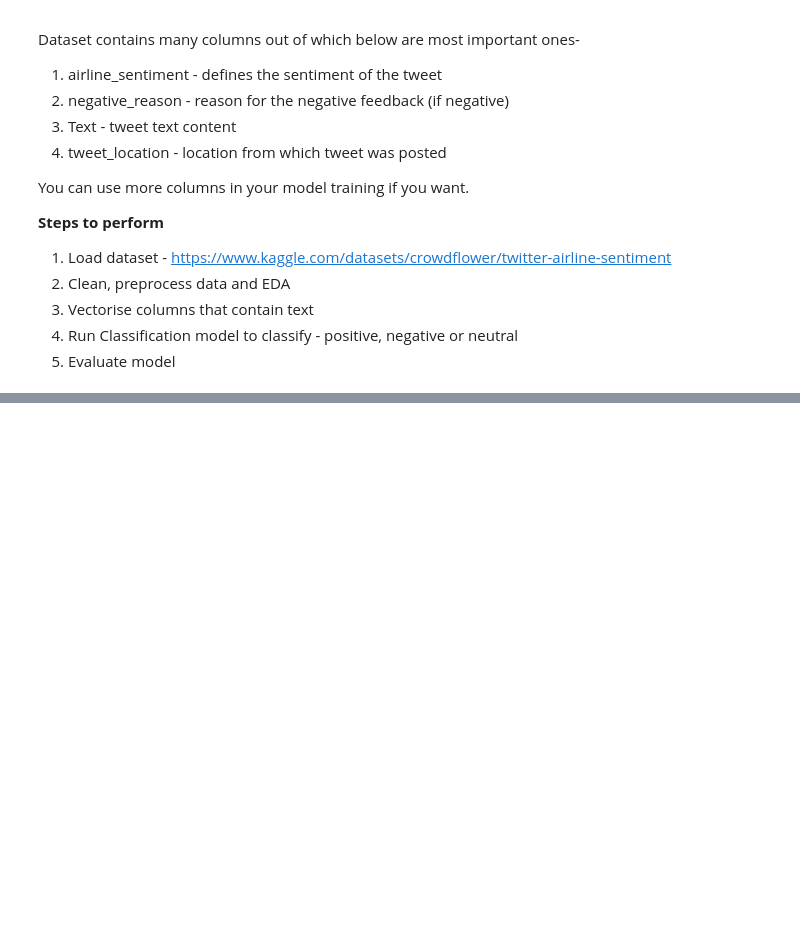
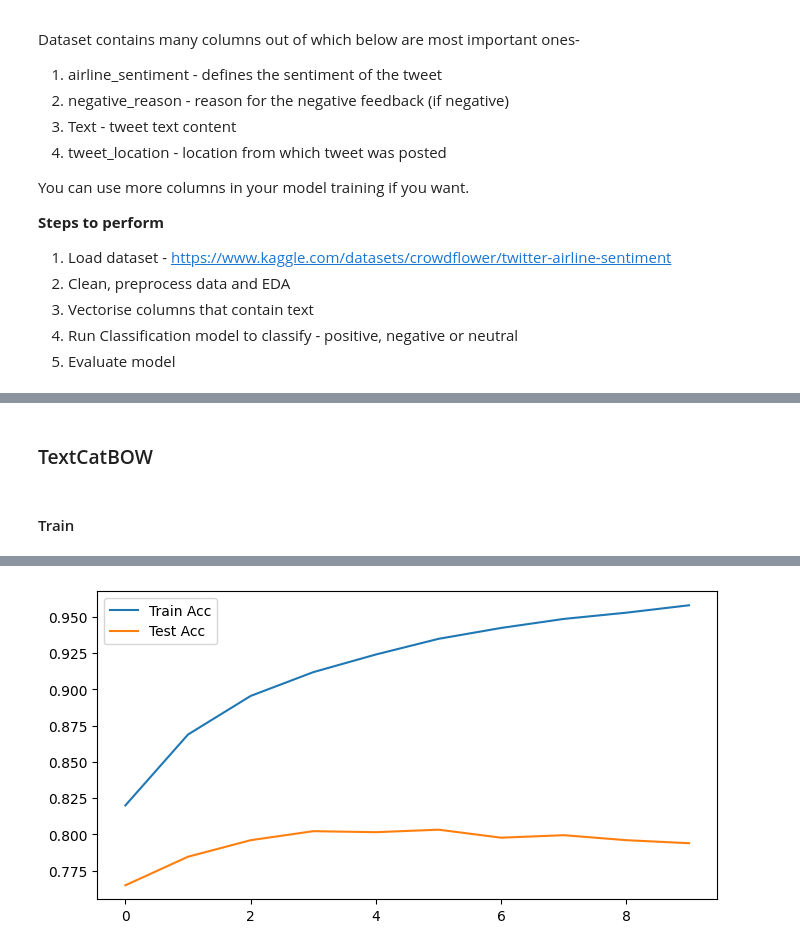
Before and after one commit to matteopilotto/maven-blps-2, a Jupyter notebook: Module 1/airline_tweet_sentiment.ipynb, the cells around one changed output, grey strips where cells are left out. Saved outputs shown, nothing was run; the diff lists cells and outputs as text; code cells hidden in the pictures; blank space fills up the shorter version.

```diff
--- a/Module 1/airline_tweet_sentiment.ipynb
+++ b/Module 1/airline_tweet_sentiment.ipynb
@@ -74,0 +591,9 @@ OSError: Could not find kaggle.json. Make sure it's located in /root/.kaggle. Or
+# %% [markdown]
+### TextCatBOW
+# %% [markdown]
+#### Train
+# %%
+pipe_bow = init_pipe(single_label_bow_config, labels)
+pipe_bow_trained, info = train(pipe_bow, train_data, test_data, batch_size=32, epochs=10, drop_prc=0.3)
+plot_accuracy(info)
+# %% [output]
@@ -74,0 +610 @@ OSError: Could not find kaggle.json. Make sure it's located in /root/.kaggle. Or
+[figure, added]
```
Also changed, not shown: parts of 59 cells of this notebook.
